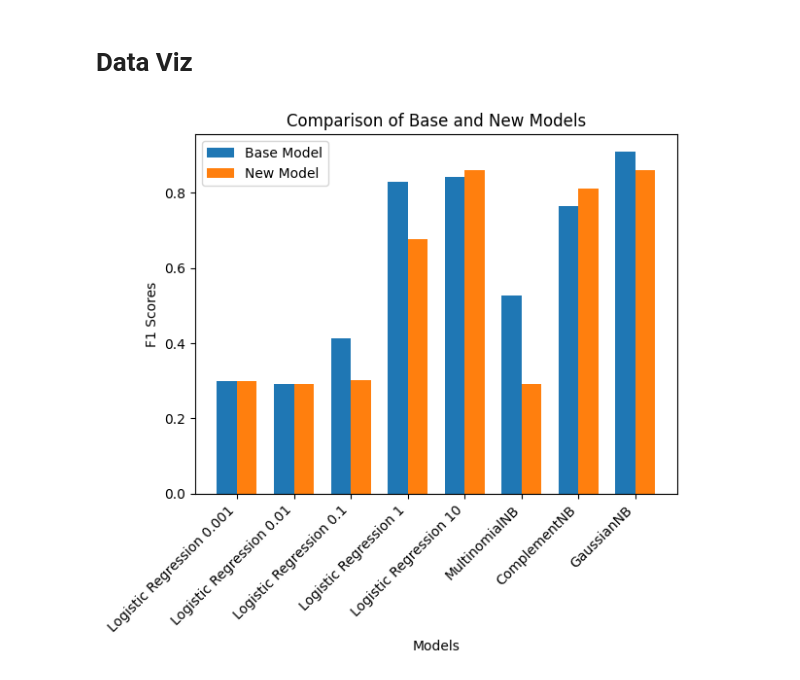
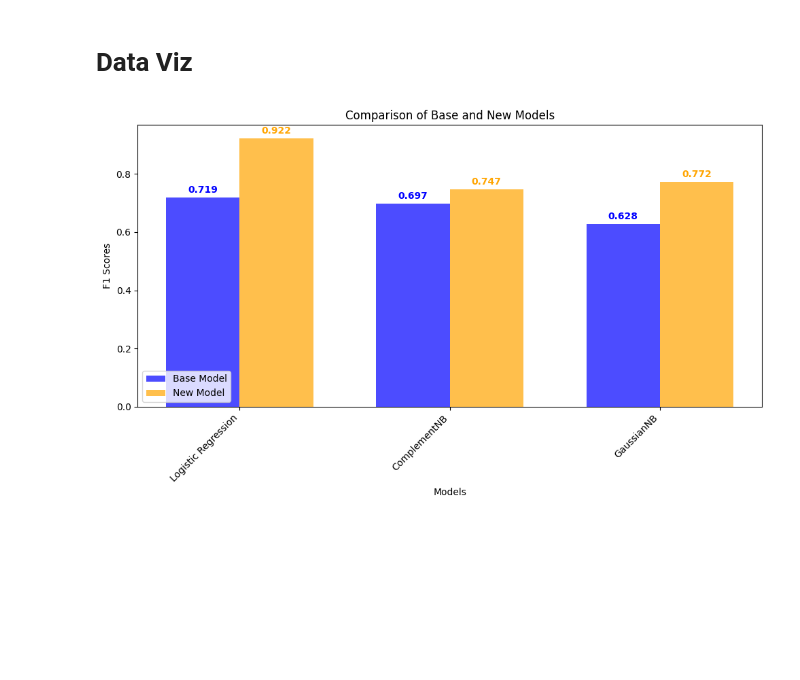
Before and after one commit to colbyeig/Projects-in-Data-Science, a Jupyter notebook: Health-Lab-1.ipynb, the cells around one changed output. Saved outputs shown, nothing was run; the diff lists cells and outputs as text; code cells hidden in the pictures; blank space fills up the shorter version.

Commit message:
Remove Multinomial NB Classifier as it is unfit for multiclass. Visualize BEST Logistic Regression performance by selecting best hyperparameter

```diff
--- a/Health-Lab-1.ipynb
+++ b/Health-Lab-1.ipynb
@@ -127,10 +95,10 @@ Please also refer to the documentation for alternative solver options:
 # %% [markdown]
 # Naive Bayes Base Classifier Model
 # %%
-from sklearn.naive_bayes import MultinomialNB, ComplementNB, GaussianNB
+from sklearn.naive_bayes import ComplementNB, GaussianNB
 from sklearn.model_selection import train_test_split, cross_val_score
 
-classifier_list=[MultinomialNB(), ComplementNB(), GaussianNB()]
+classifier_list= [ComplementNB(), GaussianNB()]
 
 for clf in classifier_list:
 
@@ -194,6 +161,10 @@ select_features_df.describe()
 # %% [markdown]
 **Appears there are no outliers**
 # %%
+from sklearn.preprocessing import StandardScaler
+
+normalizer = StandardScaler()
+
 selected_feature_df = pd.DataFrame(normalizer.fit_transform(select_features_df), columns=select_features_df.columns)
 
 selected_feature_df.tail()
@@ -210,6 +181,8 @@ selected_feature_df.tail()
 health_fea = selected_feature_df.values
 
 new_model_dict = {}
+
+better_best_f1_score = 0
 
 for coeff in hyperparameters:
 
@@ -223,4 +196,6 @@ for coeff in hyperparameters:
 
     print(f'{coeff} Hyperparameter Macro F1 Score:',max(f1_scores).round(3))
 
-    new_model_dict['Logistic Regression '+str(coeff)] = max(f1_scores).round(3)
+    if(max(f1_scores).round(3) > better_best_f1_score):
+        better_best_f1_score = max(f1_scores).round(3)
+        new_model_dict['Logistic Regression'] = max(f1_scores).round(3)
@@ -233,6 +202,10 @@ for coeff in hyperparameters:
 # %% [markdown]
 # Naive Bayes - Important Features
 # %%
+selected_feature_df = pd.DataFrame(MinMaxScaler().fit_transform(select_features_df), columns=select_features_df.columns)
+
+health_fea = selected_feature_df.values
+
 for clf in classifier_list:
 
     name = clf.__class__.__name__
@@ -276,26 +234,37 @@ new_model_dict
 # Data Viz
 # %%
 import matplotlib.pyplot as plt
+import numpy as np
 
 models = list(base_model_dict.keys())
 base_scores = list(base_model_dict.values())
 new_scores = list(new_model_dict.values())
 
 bar_width = 0.35
-index = range(len(models))
+index = np.arange(len(models))
 
-fig, ax = plt.subplots()
-bar1 = ax.bar(index, base_scores, bar_width, label='Base Model')
-bar2 = ax.bar([i + bar_width for i in index], new_scores, bar_width, label='New Model')
+fig, ax = plt.subplots(figsize=(10, 6))
+
+bar1 = ax.bar(index, base_scores, bar_width, label='Base Model', color='blue', alpha=0.7)
+bar2 = ax.bar(index + bar_width, new_scores, bar_width, label='New Model', color='orange', alpha=0.7)
 
 ax.set_xlabel('Models')
 ax.set_ylabel('F1 Scores')
 ax.set_title('Comparison of Base and New Models')
-ax.set_xticks([i + bar_width/2 for i in index])
+ax.set_xticks(index + bar_width / 2)
 ax.set_xticklabels(models, rotation=45, ha='right')
-
 ax.legend()
 
+# Adding labels on top of the bars
+for i, v in enumerate(base_scores):
+    ax.text(i, v + 0.01, f'{v:.3f}', ha='center', va='bottom', color='blue', fontweight='bold')
+
+for i, v in enumerate(new_scores):
+    ax.text(i + bar_width, v + 0.01, f'{v:.3f}', ha='center', va='bottom', color='orange', fontweight='bold')
+
+ax.legend(loc='lower left')
+
+plt.tight_layout()
 plt.show()
 # %% [output]
-[figure, old version]
+[figure, new version]
```
Also changed, not shown: parts of 8 cells of this notebook.
